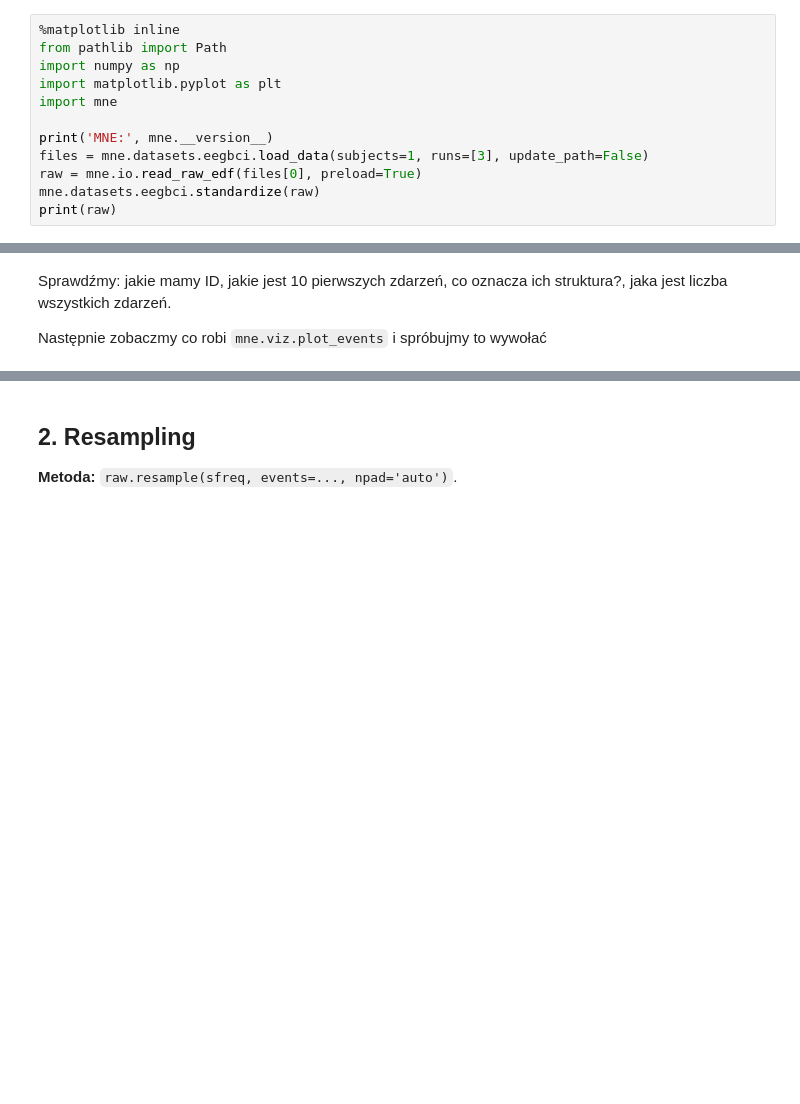
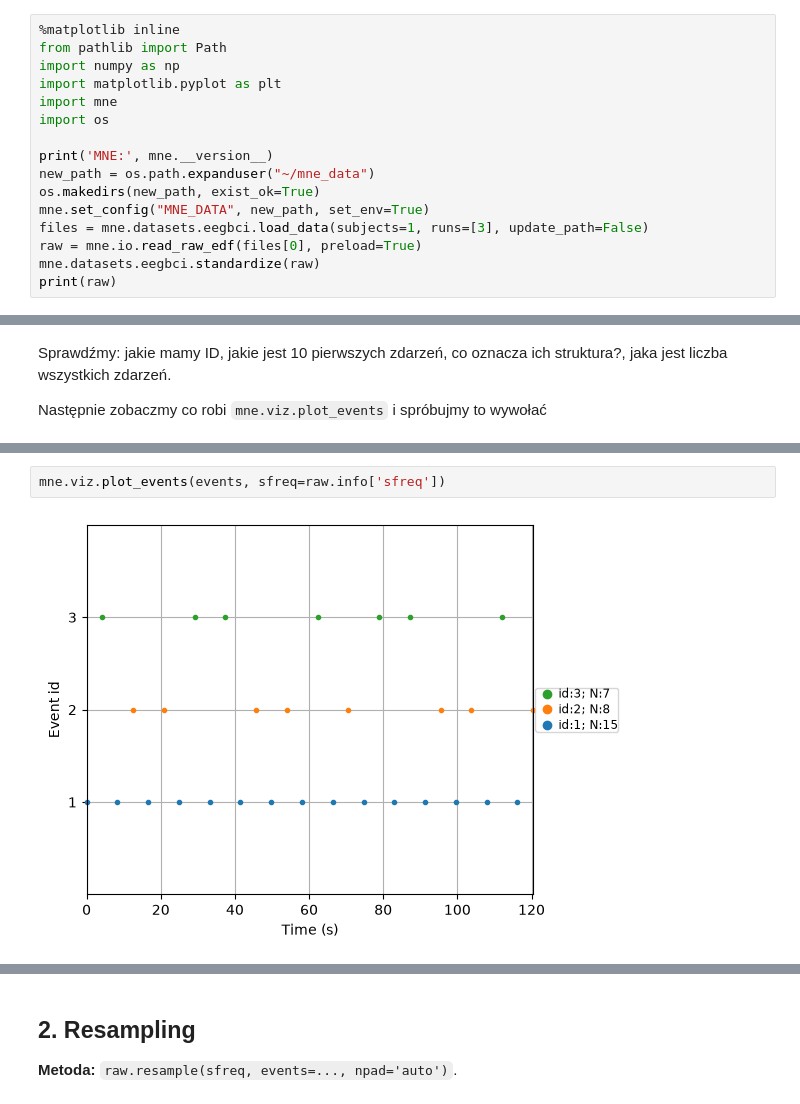
Before and after one commit to magieraem/ADNeuroPy, a Jupyter notebook: 5-EEG_do_ERP.ipynb, the cells around one changed output, grey strips where cells are left out. Saved outputs shown, nothing was run; the diff lists cells and outputs as text; blank space fills up the shorter version.

```diff
--- a/5-EEG_do_ERP.ipynb
+++ b/5-EEG_do_ERP.ipynb
@@ -14,8 +14,12 @@ from pathlib import Path
 import numpy as np
 import matplotlib.pyplot as plt
 import mne
+import os
 
 print('MNE:', mne.__version__)
+new_path = os.path.expanduser("~/mne_data")
+os.makedirs(new_path, exist_ok=True)
+mne.set_config("MNE_DATA", new_path, set_env=True)
 files = mne.datasets.eegbci.load_data(subjects=1, runs=[3], update_path=False)
 raw = mne.io.read_raw_edf(files[0], preload=True)
 mne.datasets.eegbci.standardize(raw)
@@ -61,0 +143,4 @@ Następnie zobaczmy co robi `mne.viz.plot_events` i spróbujmy to wywołać
+# %%
+mne.viz.plot_events(events, sfreq=raw.info['sfreq'])
+# %% [output]
+[figure, added]
```
Also changed, not shown: parts of 18 cells of this notebook.
